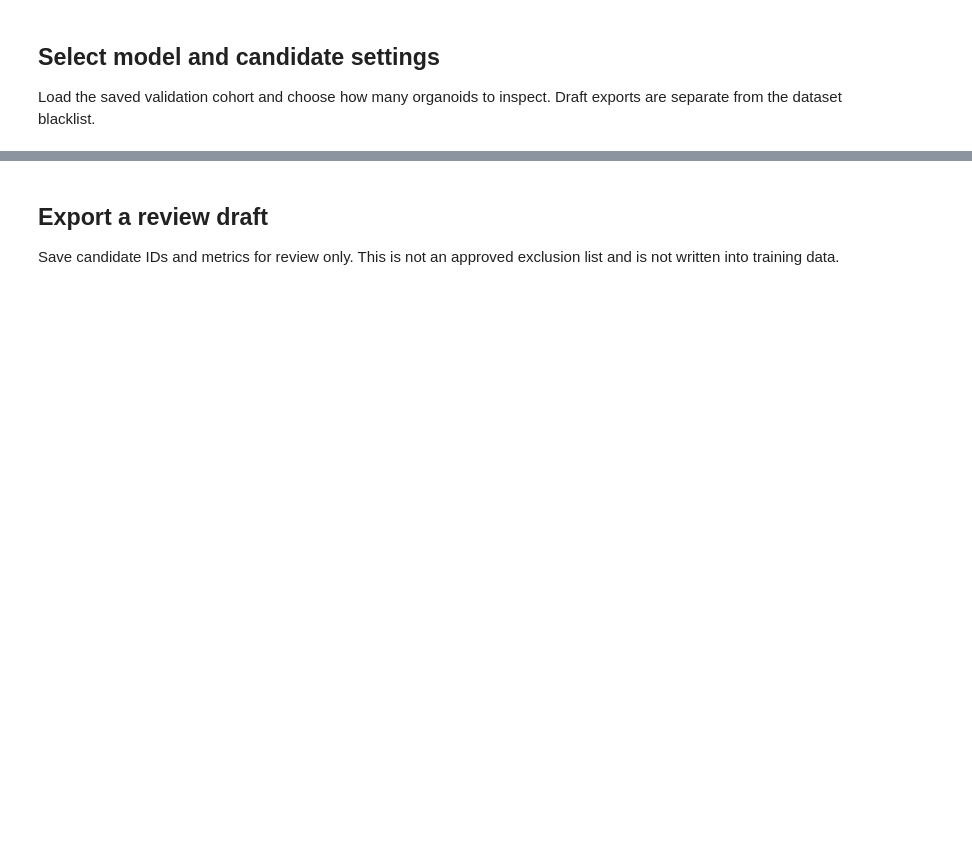
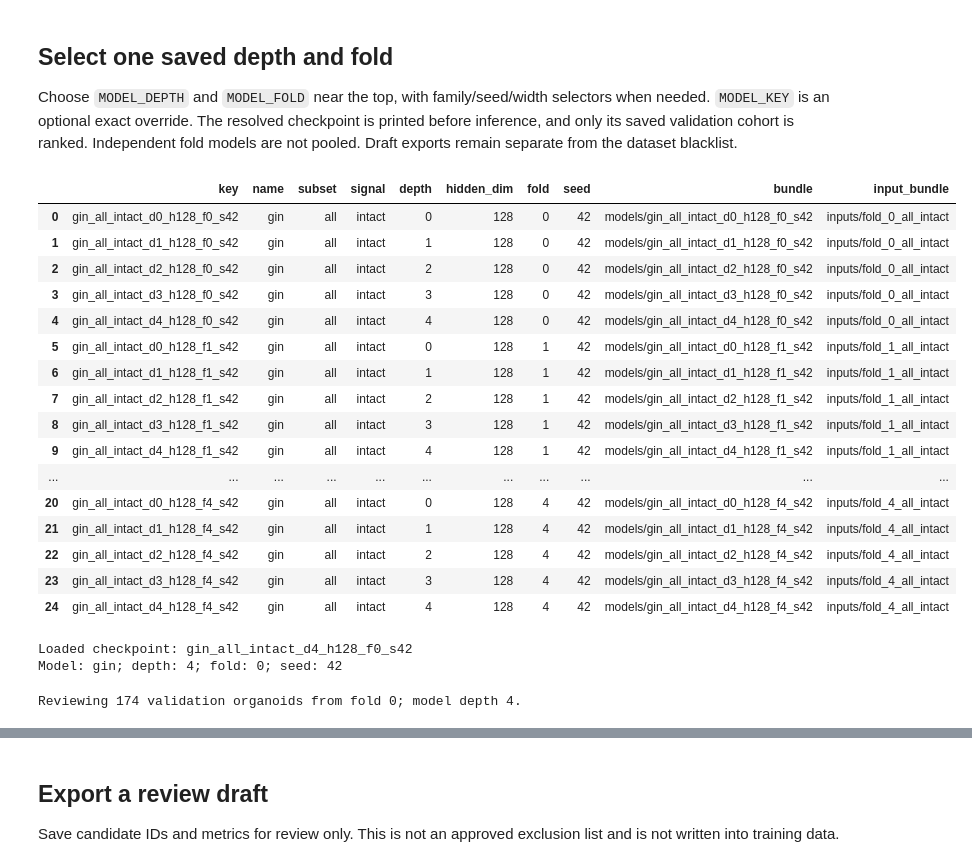
Before and after one commit to fskovbo/organoid_GNN, a Jupyter notebook: experiments/data_quality/cohort_review.ipynb, the cells around one changed output, grey strips where cells are left out. Saved outputs shown, nothing was run; the diff lists cells and outputs as text; code cells hidden in the pictures; blank space fills up the shorter version.

Commit message:
Cleaning up after codex refactor. Still need to test benchmarks, marker subsets,  and updated ablation

```diff
--- a/experiments/data_quality/cohort_review.ipynb
+++ b/experiments/data_quality/cohort_review.ipynb
@@ -14,40 +50,85 @@ ROOT = PROJECT_ROOT  # Repository root used to resolve data and result paths.
 # %% [markdown]
-## Select model and candidate settings
+## Select one saved depth and fold
 
-Load the saved validation cohort and choose how many organoids to inspect. Draft exports are separate from the dataset blacklist.
+Choose `MODEL_DEPTH` and `MODEL_FOLD` near the top, with family/seed/width selectors when needed. `MODEL_KEY` is an optional exact override. The resolved checkpoint is printed before inference, and only its saved validation cohort is ranked. Independent fold models are not pooled. Draft exports remain separate from the dataset blacklist.
 # %%
 import json, copy
-import numpy as np
 import pandas as pd
 import matplotlib.pyplot as plt
-import torch
 from IPython.display import display
 from src.artifacts.runs import AnalysisRun
 from src.analysis.metrics.evaluation import prediction_table
 from src.artifacts.paths import resolve_training_run
-TRAINING_NOTEBOOK = 'gin_depth_training'  # Folder under training_results containing the saved run.
-TRAINING_RUN = None  # Set a run directory name; None selects only if exactly one exists.
 RUN_DIR = resolve_training_run(ROOT, TRAINING_NOTEBOOK, TRAINING_RUN)  # Also accepts an explicit historical path.
 run = AnalysisRun(RUN_DIR)
 display(run.records)
 
-# Saved model selection
-MODEL_KEY = run.records.iloc[0].key  # Checkpoint key selected from the saved model catalog.
+# Saved model selection: one depth, one fold and one checkpoint.
+if MODEL_KEY is None:
+    if not isinstance(MODEL_DEPTH,int) or isinstance(MODEL_DEPTH,bool) or MODEL_DEPTH<0:
+        raise ValueError('MODEL_DEPTH must be a nonnegative integer.')
+    if not isinstance(MODEL_FOLD,int) or isinstance(MODEL_FOLD,bool) or MODEL_FOLD<0:
+        raise ValueError('MODEL_FOLD must be a nonnegative integer.')
+    candidates = run.records[(run.records.depth==MODEL_DEPTH)&(run.records.fold==MODEL_FOLD)].copy()
+    for column,value in [('name',MODEL_NAME),('seed',MODEL_SEED),('hidden_dim',HIDDEN_DIM)]:
+        if value is None:
+            continue
+        if column in candidates:
+            candidates = candidates[candidates[column]==value]
+        elif column=='hidden_dim' and run.legacy is not None:
+            if run.legacy.settings['HIDDEN_DIM']!=value:
+                candidates = candidates.iloc[:0]
+        else:
+            raise ValueError(f'The saved catalog lacks selection field {column}.')
+    if len(candidates)!=1:
+        raise ValueError(f'Select exactly one checkpoint at depth={MODEL_DEPTH}, fold={MODEL_FOLD}. '
+            f'Matches: {candidates.key.tolist()}. Adjust MODEL_NAME, MODEL_SEED or HIDDEN_DIM, '
+            'or provide MODEL_KEY from the displayed catalog.')
+    selected_record = candidates.iloc[0]
+else:
+    candidates = run.records[run.records.key==MODEL_KEY]
+    if len(candidates)!=1:
+        raise ValueError(f'MODEL_KEY must identify one saved checkpoint: {MODEL_KEY}')
+    selected_record = candidates.iloc[0]
+# Do not overwrite MODEL_KEY: changing MODEL_DEPTH then rerunning this cell must
+# reselect using the controls rather than accidentally pinning the old key.
+SELECTED_MODEL_KEY = str(selected_record.key)
+print(f'Loaded checkpoint: {SELECTED_MODEL_KEY}')
+print(f"Model: {selected_record['name']}; depth: {selected_record.depth}; fold: {selected_record.fold}; seed: {selected_record.seed}")
+if int(selected_record.depth)==0:
+    print('Depth 0 has no neighbor aggregation. Repeated fate inputs can yield identical local embeddings.')
 
 # Inference resources
-DEVICE = 'cuda' if torch.cuda.is_available() else 'cpu'  # Use CUDA when available, otherwise CPU.
-selection = run.select(MODEL_KEY, device=DEVICE)
+selection = run.select(SELECTED_MODEL_KEY, device=DEVICE)
 model = selection['model']
 marker_names = selection['marker_names']
 g_train, g_val = selection['groups']['train'], selection['groups']['val']
-OUTPUT_DIR = RUN_DIR/'analysis'/'cohort_review'/MODEL_KEY  # Directory for this analysis’s tables and figures.
+OUTPUT_DIR = RUN_DIR/'analysis'/'cohort_review'/SELECTED_MODEL_KEY  # Directory for this analysis’s tables and figures.
 OUTPUT_DIR.mkdir(parents=True, exist_ok=True)
 
-# Example selection
-TOP_N = 12  # Number of highest-error organoids displayed for review.
 
-# Exports
-EXPORT_DRAFT = False  # Export review candidates without changing the blacklist.
+print(f'Reviewing {len(g_val)} validation organoids from fold {selected_record.fold}; model depth {selected_record.depth}.')
+# %% [output]
+|  | key | name | subset | signal | depth | hidden_dim | fold | seed | bundle | input_bundle |
+| 0 | gin_all_intact_d0_h128_f0_s42 | gin | all | intact | 0 | 128 | 0 | 42 | models/gin_all_intact_d0_h128_f0_s42 | inputs/fold_0_all_intact |
+| 1 | gin_all_intact_d1_h128_f0_s42 | gin | all | intact | 1 | 128 | 0 | 42 | models/gin_all_intact_d1_h128_f0_s42 | inputs/fold_0_all_intact |
+| 2 | gin_all_intact_d2_h128_f0_s42 | gin | all | intact | 2 | 128 | 0 | 42 | models/gin_all_intact_d2_h128_f0_s42 | inputs/fold_0_all_intact |
+| 3 | gin_all_intact_d3_h128_f0_s42 | gin | all | intact | 3 | 128 | 0 | 42 | models/gin_all_intact_d3_h128_f0_s42 | inputs/fold_0_all_intact |
+| 4 | gin_all_intact_d4_h128_f0_s42 | gin | all | intact | 4 | 128 | 0 | 42 | models/gin_all_intact_d4_h128_f0_s42 | inputs/fold_0_all_intact |
+| 5 | gin_all_intact_d0_h128_f1_s42 | gin | all | intact | 0 | 128 | 1 | 42 | models/gin_all_intact_d0_h128_f1_s42 | inputs/fold_1_all_intact |
+| 6 | gin_all_intact_d1_h128_f1_s42 | gin | all | intact | 1 | 128 | 1 | 42 | models/gin_all_intact_d1_h128_f1_s42 | inputs/fold_1_all_intact |
+| 7 | gin_all_intact_d2_h128_f1_s42 | gin | all | intact | 2 | 128 | 1 | 42 | models/gin_all_intact_d2_h128_f1_s42 | inputs/fold_1_all_intact |
+| 8 | gin_all_intact_d3_h128_f1_s42 | gin | all | intact | 3 | 128 | 1 | 42 | models/gin_all_intact_d3_h128_f1_s42 | inputs/fold_1_all_intact |
+| 9 | gin_all_intact_d4_h128_f1_s42 | gin | all | intact | 4 | 128 | 1 | 42 | models/gin_all_intact_d4_h128_f1_s42 | inputs/fold_1_all_intact |
+| ... | ... | ... | ... | ... | ... | ... | ... | ... | ... | ... |
+| 20 | gin_all_intact_d0_h128_f4_s42 | gin | all | intact | 0 | 128 | 4 | 42 | models/gin_all_intact_d0_h128_f4_s42 | inputs/fold_4_all_intact |
+| 21 | gin_all_intact_d1_h128_f4_s42 | gin | all | intact | 1 | 128 | 4 | 42 | models/gin_all_intact_d1_h128_f4_s42 | inputs/fold_4_all_intact |
+| 22 | gin_all_intact_d2_h128_f4_s42 | gin | all | intact | 2 | 128 | 4 | 42 | models/gin_all_intact_d2_h128_f4_s42 | inputs/fold_4_all_intact |
+| 23 | gin_all_intact_d3_h128_f4_s42 | gin | all | intact | 3 | 128 | 4 | 42 | models/gin_all_intact_d3_h128_f4_s42 | inputs/fold_4_all_intact |
+| 24 | gin_all_intact_d4_h128_f4_s42 | gin | all | intact | 4 | 128 | 4 | 42 | models/gin_all_intact_d4_h128_f4_s42 | inputs/fold_4_all_intact |
+Loaded checkpoint: gin_all_intact_d4_h128_f0_s42
+Model: gin; depth: 4; fold: 0; seed: 42
+Reviewing 174 validation organoids from fold 0; model depth 4.
 # %% [markdown]
 ## Rank validation organoids
 
```
Also changed, not shown: parts of 7 cells of this notebook, 52 other files.
